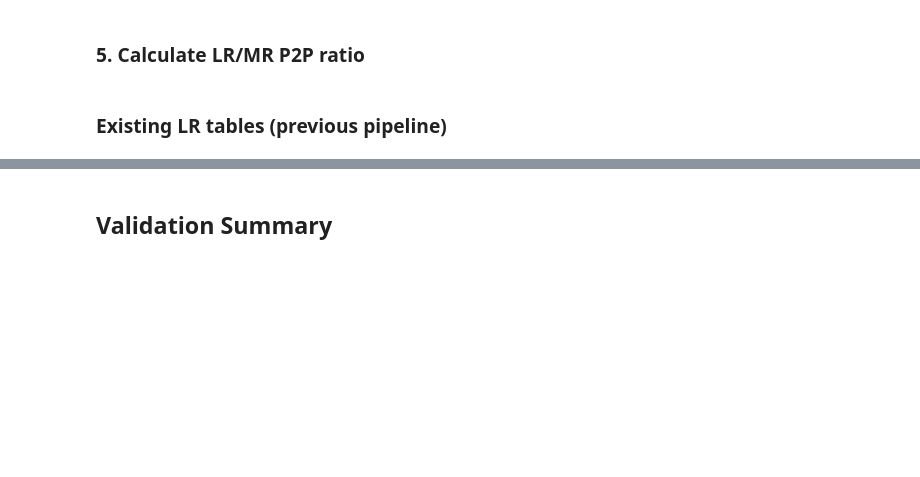
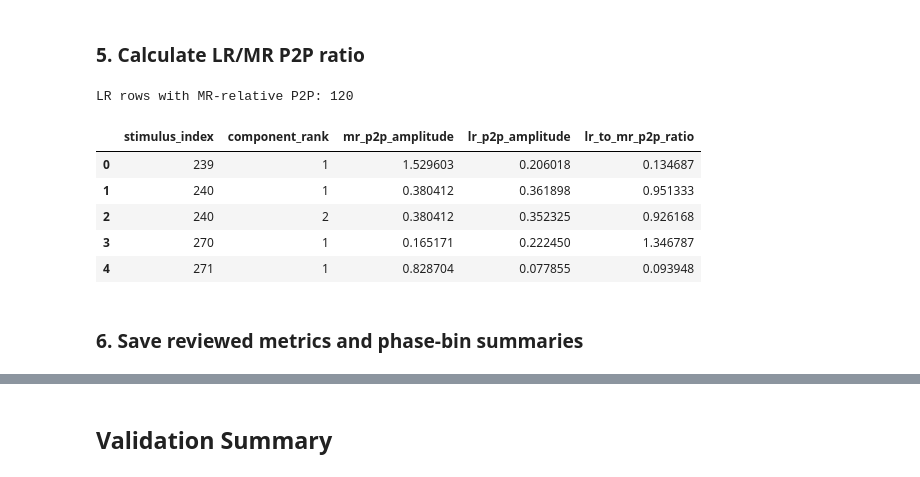
Before and after one commit to violaxanthin/emg-lr-segmentation, a Jupyter notebook: notebooks/movement_phase_analysis_4.ipynb, the cells around one changed output, grey strips where cells are left out. Saved outputs shown, nothing was run; the diff lists cells and outputs as text; code cells hidden in the pictures; blank space fills up the shorter version.

```diff
--- a/notebooks/movement_phase_analysis_4.ipynb
+++ b/notebooks/movement_phase_analysis_4.ipynb
@@ -565,28 +610,26 @@ display(lr_reviewed_metrics)
 # %%
 lr_reviewed_metrics = calculate_lr_to_mr_p2p_ratio(
     raw, er_mr_complete_annotations, lr_reviewed_annotations,
     lr_reviewed_metrics, channel, project_root,
 )
-lr_mr_ratio_plot_data = lr_reviewed_metrics.dropna(
-    subset=["mr_p2p_amplitude", "lr_p2p_amplitude", "lr_to_mr_p2p_ratio"]
+
+print("LR rows with MR-relative P2P:", int(lr_reviewed_metrics["lr_to_mr_p2p_ratio"].notna().sum()))
+display(
+    lr_reviewed_metrics[
+        [
+            "stimulus_index", "component_rank", "mr_p2p_amplitude",
+            "lr_p2p_amplitude", "lr_to_mr_p2p_ratio",
+        ]
+    ].head()
 )
-lr_mr_p2p_ratio_figure, ax = plt.subplots(figsize=(7, 5))
-points = ax.scatter(
-    lr_mr_ratio_plot_data["mr_p2p_amplitude"],
-    lr_mr_ratio_plot_data["lr_p2p_amplitude"],
-    c=lr_mr_ratio_plot_data["lr_to_mr_p2p_ratio"],
-    cmap="viridis", alpha=0.8,
-)
-colorbar = lr_mr_p2p_ratio_figure.colorbar(points, ax=ax)
-colorbar.set_label("LR P2P / MR P2P")
-ax.set(
-    xlabel="MR P2P amplitude (native units)",
-    ylabel="LR P2P amplitude (native units)",
-    title="LR versus MR P2P amplitude",
-)
-ax.grid(alpha=0.25)
-lr_mr_p2p_ratio_figure.tight_layout()
-plt.show()
+# %% [output]
+LR rows with MR-relative P2P: 120
+|  | stimulus_index | component_rank | mr_p2p_amplitude | lr_p2p_amplitude | lr_to_mr_p2p_ratio |
+| 0 | 239 | 1 | 1.529603 | 0.206018 | 0.134687 |
+| 1 | 240 | 1 | 0.380412 | 0.361898 | 0.951333 |
+| 2 | 240 | 2 | 0.380412 | 0.352325 | 0.926168 |
+| 3 | 270 | 1 | 0.165171 | 0.222450 | 1.346787 |
+| 4 | 271 | 1 | 0.828704 | 0.077855 | 0.093948 |
 # %% [markdown]
-### Existing LR tables (previous pipeline)
+### 6. Save reviewed metrics and phase-bin summaries
 # %%
```
Also changed, not shown: parts of 25 cells of this notebook, 2 other files.
